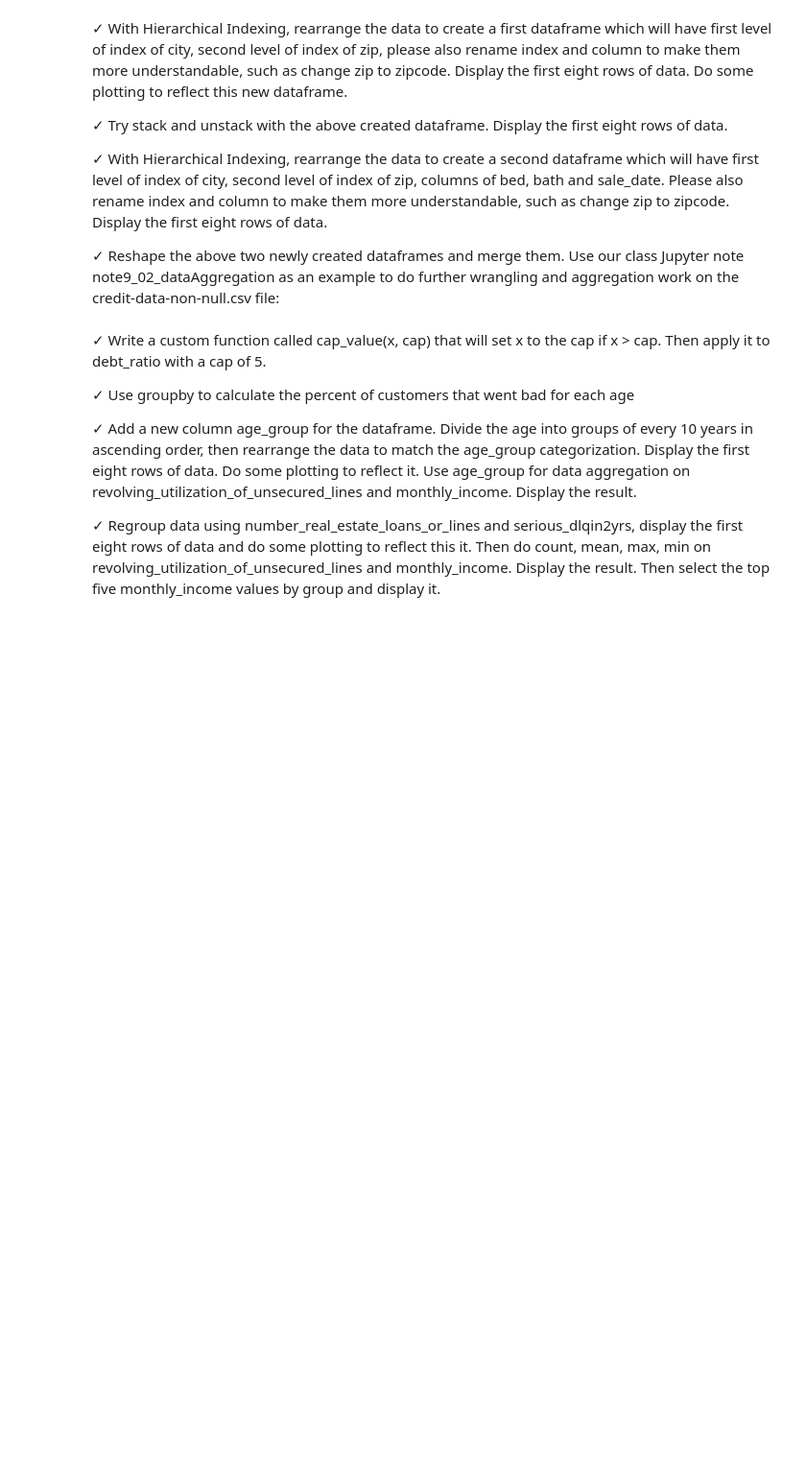
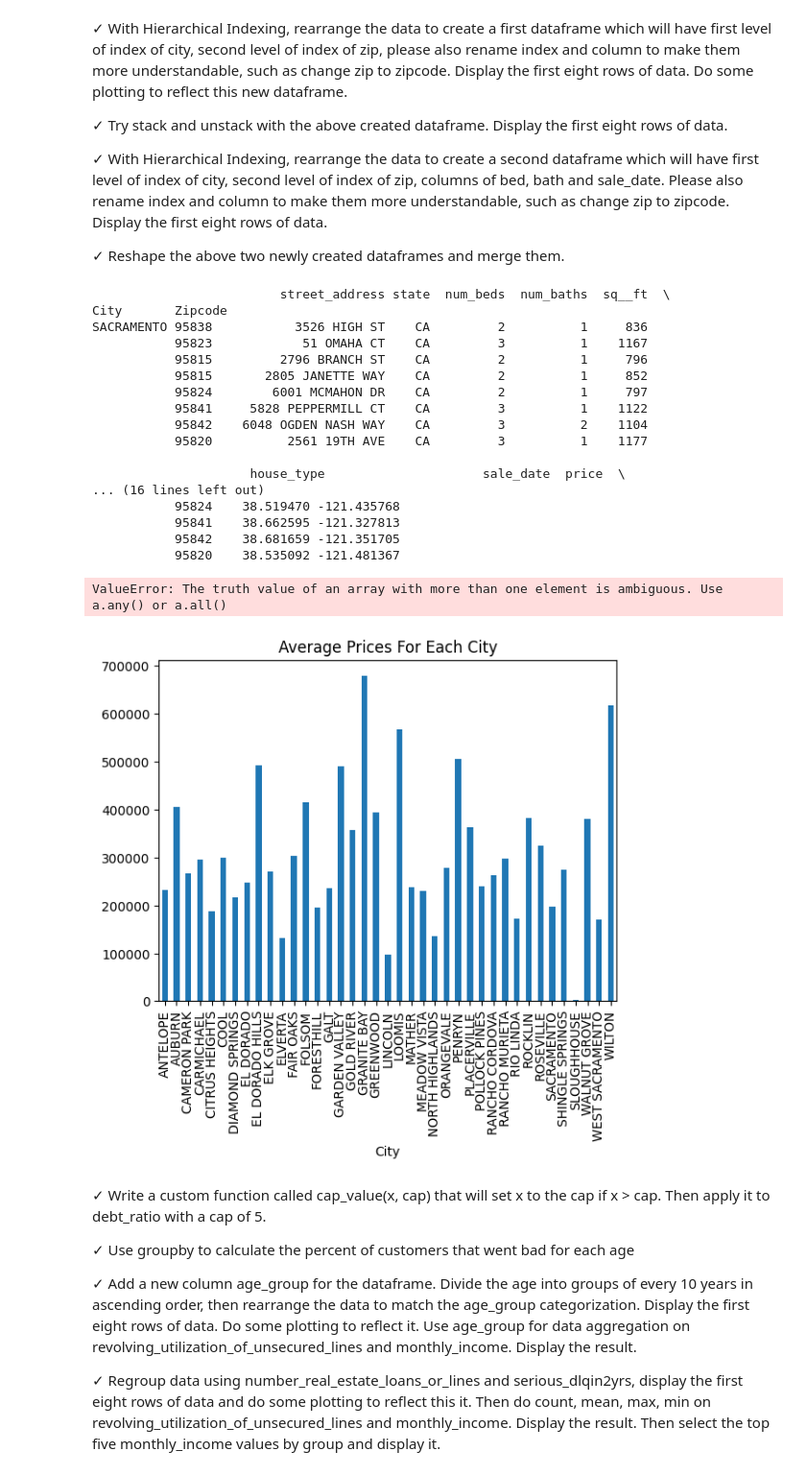
Before and after one commit to duhBlu/CS433-JupyterNotebooks, a Jupyter notebook: Data Wrangling and Aggregation Programming.ipynb, the cells around one changed output. Shown: that part at 96% size. Drawn from its saved outputs; the diff is of its cells as text; code cells hidden in the pictures; blank space fills up the shorter version.

Commit message:
First section of data aggregation completed.

```diff
--- a/Data Wrangling and Aggregation Programming.ipynb
+++ b/Data Wrangling and Aggregation Programming.ipynb
@@ -13,8 +13,60 @@ sale_date. Please also rename index and column to make them more understandable,
 such as change zip to zipcode. Display the first eight rows of data.
 
 ✓ Reshape the above two newly created dataframes and merge them.
-Use our class Jupyter note note9_02_dataAggregation as an example to do further wrangling and
-aggregation work on the credit-data-non-null.csv file:
+# %%
+import pandas as pd
+
+#First Part
+df = pd.read_csv('Sacramentorealestatetransactions.csv')
+df.set_index(["city", "zip"],inplace = True)
+df.index.names = ["City", "Zipcode"]
+df.rename(columns={"street": "street_address", "beds": "num_beds", "baths": "num_baths", "type": "house_type"}, inplace=True)
+print(df.head(8))
+df_mean = df.groupby("City")["price"].mean()
+df_mean.plot(kind="bar", title="Average Prices For Each City")
+
+#Second Part
+df = df[~df.index.duplicated(keep='first')]
+df_unstacked = df.unstack()
+print('unstacked')
+print(df_unstacked.head(8))
+print('stacked')
+df_stacked = df.stack()
+print(df_stacked.head(8))
+
+#Third part
+print('df2')
+df2 = pd.read_csv('Sacramentorealestatetransactions.csv')
+df2.set_index(["city", "zip"],inplace = True)
+df2 = df2[["beds", "baths", "sale_date"]]
+df2.index.names = ["City", "Zipcode"]
+df2.rename(columns={"beds": "num_beds", "baths": "num_baths"}, inplace=True)
+print(df2.head(8))
+
+#Fourth part
+df_merged = pd.merge(df, df2, on=["City", "Zipcode"])
+print('merged')
+print(df_merged.head(8))
+# %% [output]
+                         street_address state  num_beds  num_baths  sq__ft  \
+City       Zipcode
+SACRAMENTO 95838           3526 HIGH ST    CA         2          1     836
+           95823            51 OMAHA CT    CA         3          1    1167
+           95815         2796 BRANCH ST    CA         2          1     796
+           95815       2805 JANETTE WAY    CA         2          1     852
+           95824        6001 MCMAHON DR    CA         2          1     797
+           95841     5828 PEPPERMILL CT    CA         3          1    1122
+           95842    6048 OGDEN NASH WAY    CA         3          2    1104
+           95820          2561 19TH AVE    CA         3          1    1177
+
+                     house_type                     sale_date  price  \
+... (16 lines left out)
+           95824    38.519470 -121.435768
+           95841    38.662595 -121.327813
+           95842    38.681659 -121.351705
+           95820    38.535092 -121.481367
+ValueError: The truth value of an array with more than one element is ambiguous. Use a.any() or a.all()
+[figure, added]
 # %% [markdown]
 ✓ Write a custom function called cap_value(x, cap) that will set x to the cap if x > cap.
 Then apply it to debt_ratio with a cap of 5.
```
